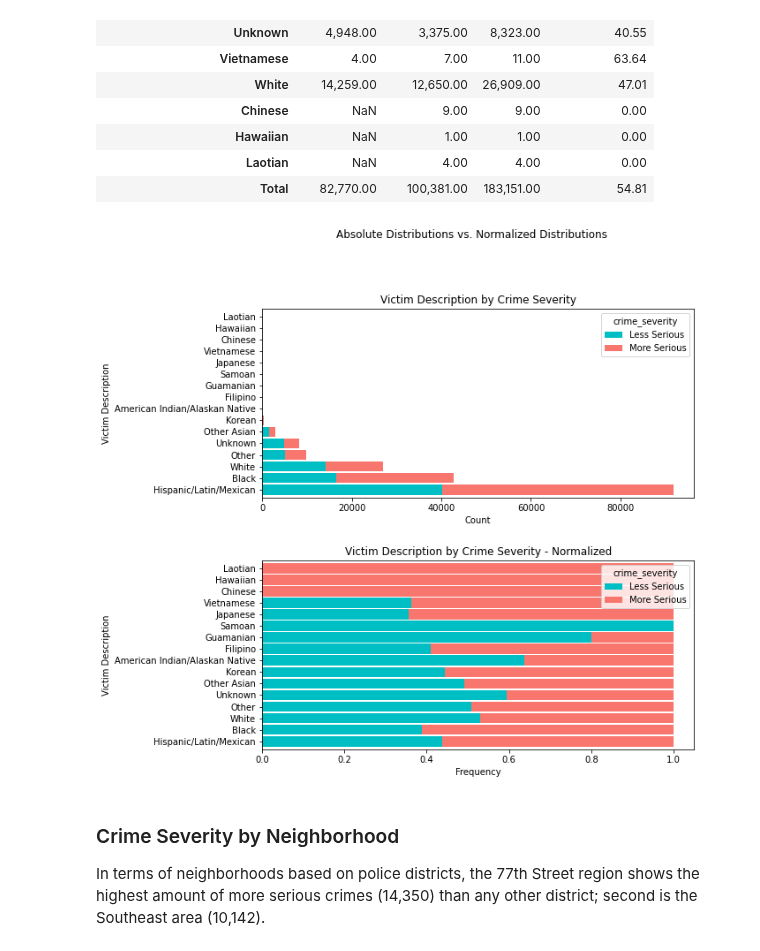
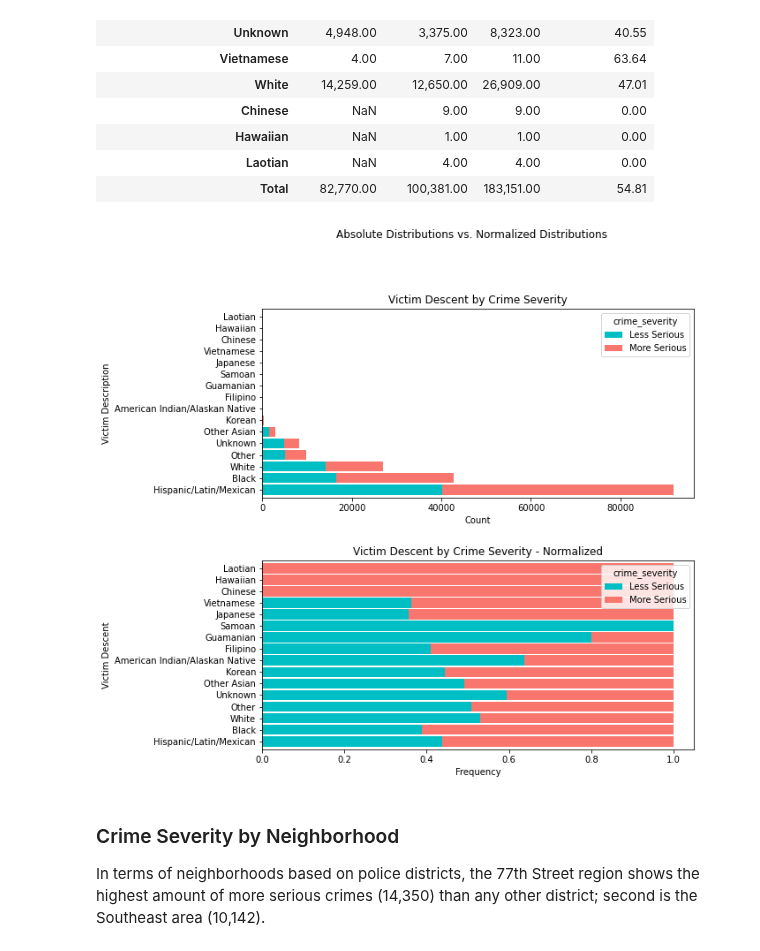
Before and after one commit to MSADS-Capstone/navigating_crime, a Jupyter notebook: Code Library/data_exploration_phase2.ipynb, the cells around one changed output. Cells and saved outputs as stored; diff of their text form; code cells hidden in the pictures.

```diff
--- a/Code Library/data_exploration_phase2.ipynb
+++ b/Code Library/data_exploration_phase2.ipynb
@@ -345,13 +357,13 @@ ethnicity_table
 | Total | 82,770.00 | 100,381.00 | 183,151.00 | 54.81 |
 # %%
 stacked_plot(10,10, 10, df, 'Victim_Desc', 'crime_severity', 'Less Serious',
-             'barh', 'Victim Description by Crime Severity', 'Count',
+             'barh', 'Victim Descent by Crime Severity', 'Count',
              'Victim Description', 0.9, 0,
-             'Victim Description by Crime Severity - Normalized',
-             'Frequency', 'Victim Description')
+             'Victim Descent by Crime Severity - Normalized',
+             'Frequency', 'Victim Descent')
 plt.savefig(image_path + '/victim_desc_bargraph.png', bbox_inches = 'tight')
 # %% [output]
-[figure, old version]
+[figure, new version]
 # %% [markdown]
 ### Crime Severity by Neighborhood
 
```
Also changed, not shown: parts of 12 cells of this notebook, 1 other file.
